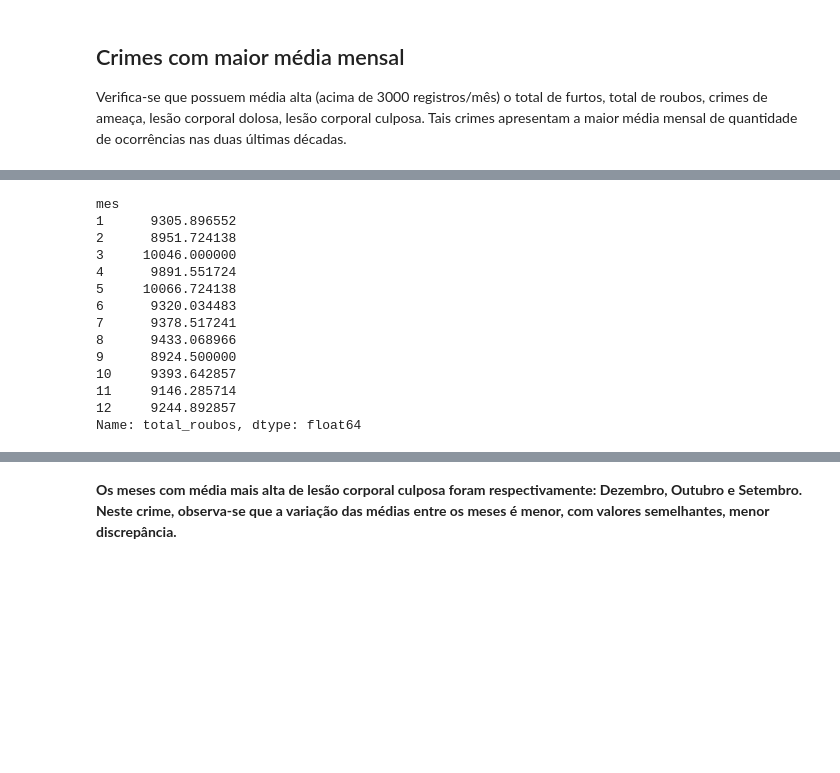
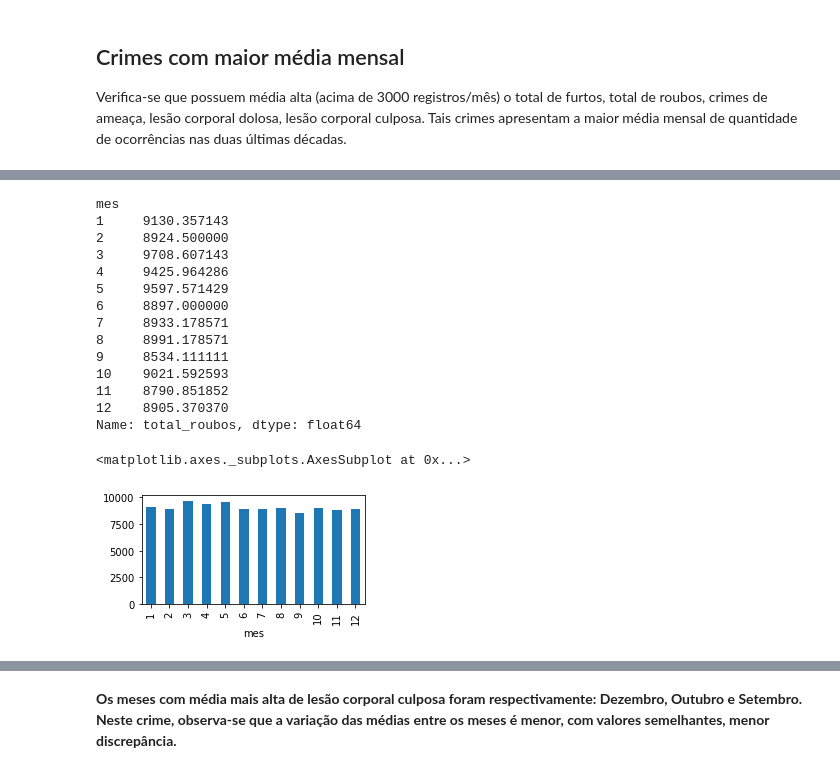
Before and after one commit to adrianadamata/Data_Science_Analise_Dados_Violencia_RJ, a Jupyter notebook: PROJETO_2_Analisando_a_Violência_no_Rio_de_Janeirob.ipynb, the cells around one changed output, grey strips where cells are left out. Cells and saved outputs as stored; diff of their text form; code cells hidden in the pictures; blank space fills up the shorter version.

```diff
--- a/PROJETO_2_Analisando_a_Violência_no_Rio_de_Janeirob.ipynb
+++ b/PROJETO_2_Analisando_a_Violência_no_Rio_de_Janeirob.ipynb
@@ -229,18 +280,22 @@ Name: total_furtos, dtype: float64
 # %%
 # Média de Total de Roubos (1991 a 2019) separadas por mês: (mes 1 = janeiro; mes 12 = dezembro)
-df.groupby(['mes']).total_roubos.mean()
+media_roubos = df_clean.groupby(['mes']).total_roubos.mean()
+print(media_roubos)
+media_roubos.plot.bar(figsize=(4,2))
 # %% [output]
 mes
-1      9305.896552
-2      8951.724138
-3     10046.000000
-4      9891.551724
-5     10066.724138
-6      9320.034483
-7      9378.517241
-8      9433.068966
-9      8924.500000
-10     9393.642857
-11     9146.285714
-12     9244.892857
+1     9130.357143
+2     8924.500000
+3     9708.607143
+4     9425.964286
+5     9597.571429
+6     8897.000000
+7     8933.178571
+8     8991.178571
+9     8534.111111
+10    9021.592593
+11    8790.851852
+12    8905.370370
 Name: total_roubos, dtype: float64
+<matplotlib.axes._subplots.AxesSubplot at 0x...>
+[figure, added]
```
Also changed, not shown: parts of 29 cells of this notebook.
